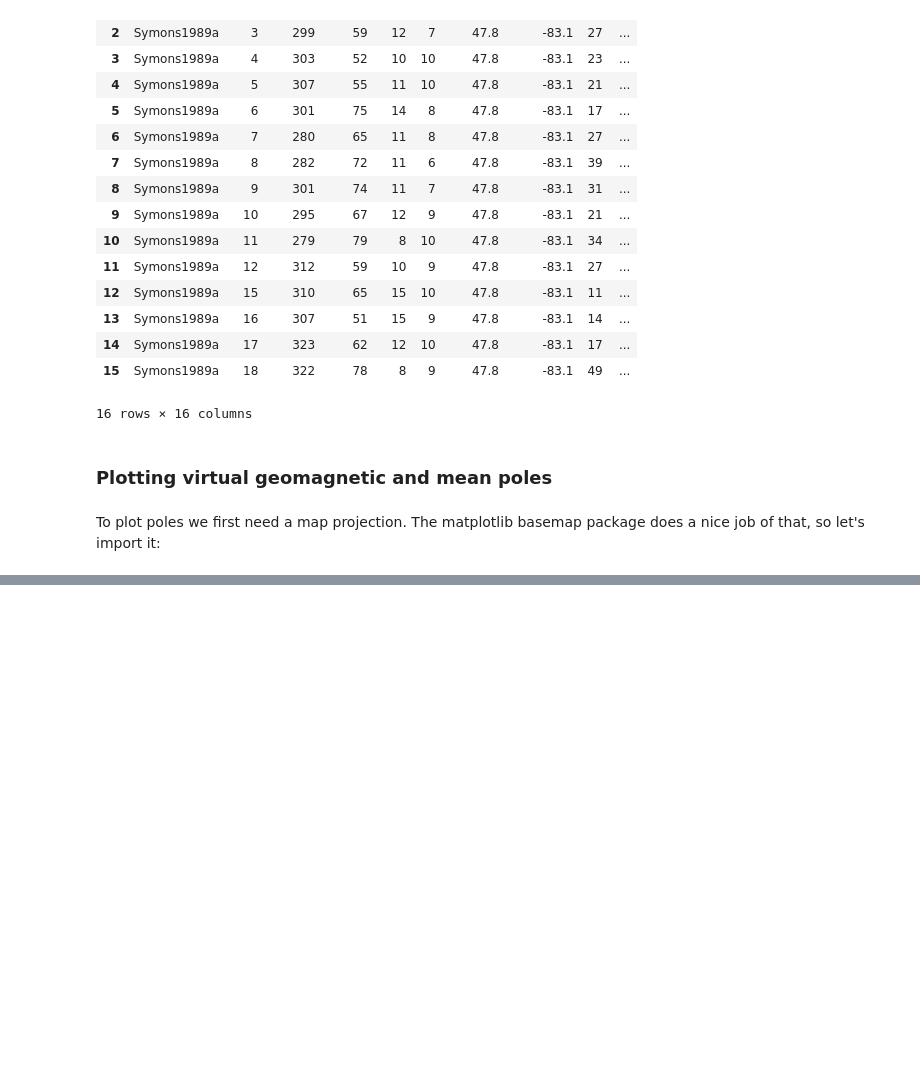
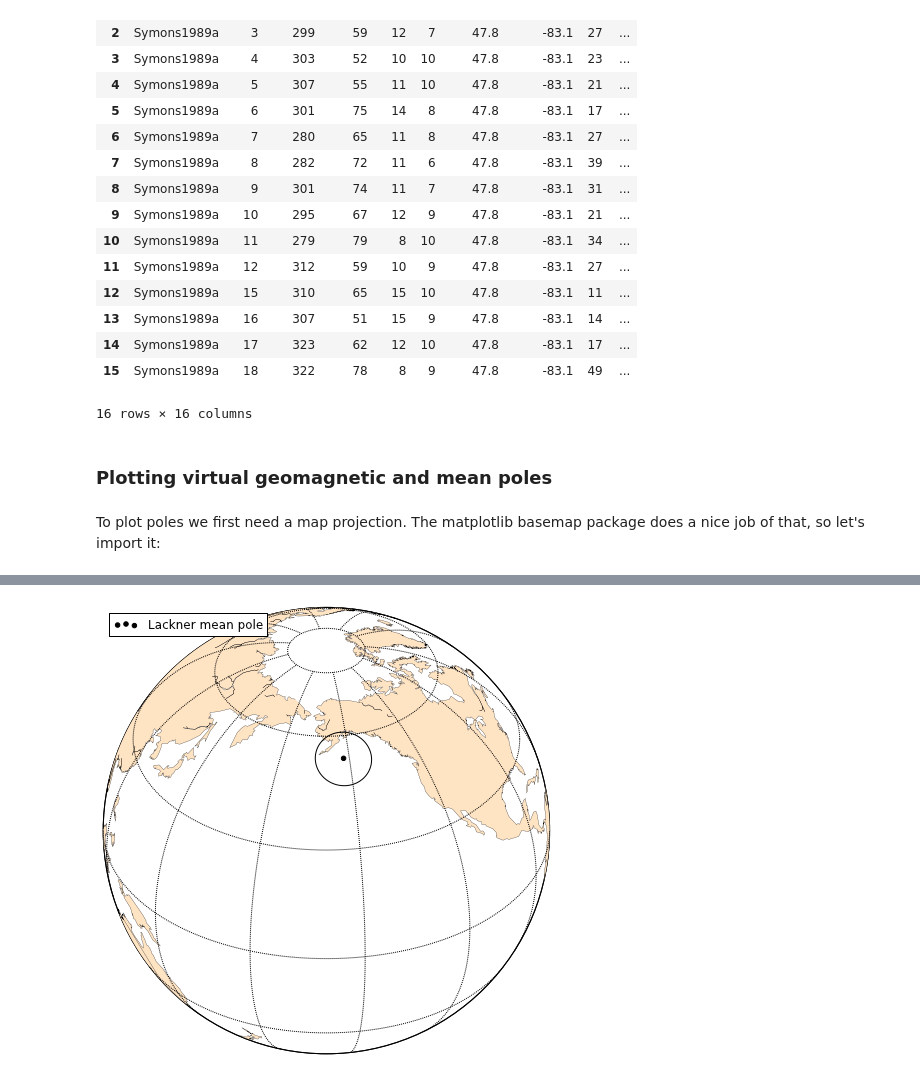
Before and after one commit to Swanson-Hysell/PmagPy_IPython, a Jupyter notebook: IPmag_examples.ipynb, the cells around one changed output, grey strips where cells are left out. Saved outputs shown, nothing was run; the diff lists cells and outputs as text; code cells hidden in the pictures; blank space fills up the shorter version.

```diff
--- a/IPmag_examples.ipynb
+++ b/IPmag_examples.ipynb
@@ -168,6 +173,15 @@ Lackner_Data
 | 14 | Symons1989a | 17 | 323 | 62 | 12 | 10 | 47.8 | -83.1 | 17 | ... |
 | 15 | Symons1989a | 18 | 322 | 78 | 8 | 9 | 47.8 | -83.1 | 49 | ... |
 16 rows × 16 columns
+# %%
+Lackner_VGPs=[]
+Lackner_Plong=[]
+Lackner_Plat=[]
+for n in range(0,len(Lackner_Data)):
+    Plong,Plat=Lackner_Data['pole_long'][n],Lackner_Data['pole_lat'][n]
+    Lackner_Plong.append(Plong)
+    Lackner_Plat.append(Plat)
+    Lackner_VGPs.append([Plong,Plat,1.])
 # %% [markdown]
 ### Plotting virtual geomagnetic and mean poles
 # %% [markdown]
@@ -217,9 +226,7 @@ We will use the IPmag.vgpplot function to plot the VGPs
 # %%
-Abitibi_VGPs=[]
-Abitibi_Plong=[]
-Abitibi_Plat=[]
-for n in range(0,len(Abitibi_Data)):
-    Plong,Plat=Abitibi_Data['pole_long'][n],Abitibi_Data['pole_lat'][n]
-    Abitibi_Plong.append(Plong)
-    Abitibi_Plat.append(Plat)
-    Abitibi_VGPs.append([Plong,Plat,1.])
+Lackner_VGPs=[]
+for n in range(0,len(Lackner_Data)):
+    Plong,Plat=Lackner_Data['pole_long'][n],Lackner_Data['pole_lat'][n]
+    Lackner_VGPs.append([Plong,Plat,1.])
+
+Lackner_mean_pole=pmag.fisher_mean(Lackner_VGPs)
@@ -242,0 +259,13 @@ print IPmag.vgpplot
+# %%
+plt.figure(figsize=(8, 8))
+m = Basemap(projection='ortho',lat_0=35,lon_0=200,resolution='c',area_thresh=50000)
+m.drawcoastlines(linewidth=0.25)
+m.fillcontinents(color='bisque',lake_color='white',zorder=1)
+m.drawmapboundary(fill_color='white')
+m.drawmeridians(np.arange(0,360,30))
+m.drawparallels(np.arange(-90,90,30))
+
+IPmag.poleplot(m,Lackner_mean_pole['dec'],Lackner_mean_pole['inc'],
+               Lackner_mean_pole['alpha95'],label='Lackner mean pole',legend='yes')
+# %% [output]
+[figure, added]
```
Also changed, not shown: parts of 28 cells of this notebook.
